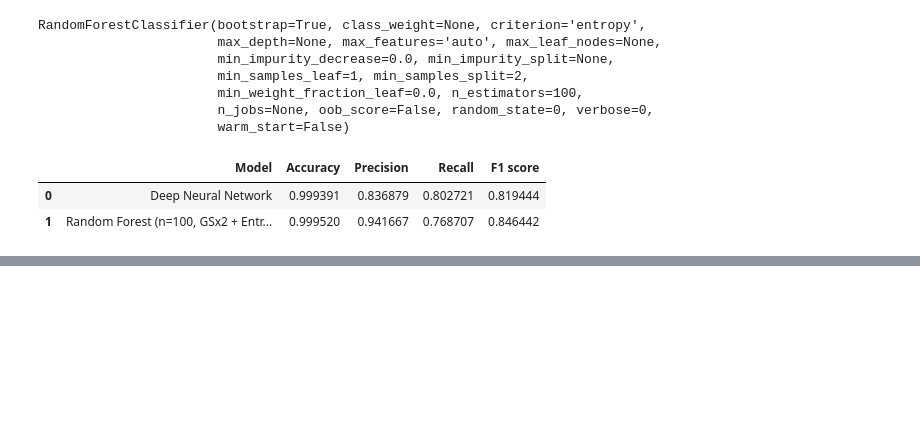
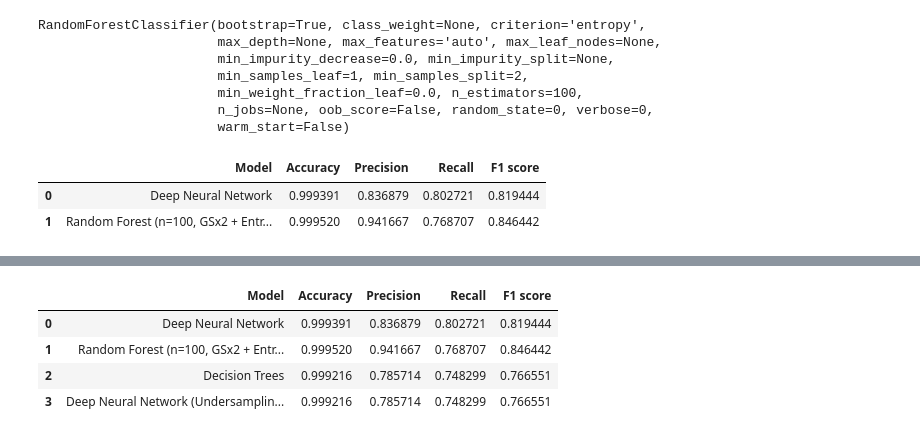
Before and after one commit to rjmanzo/machine-learning-6-practical-real-world-app, a Jupyter notebook: 6. Credit Card Fraud Detection/Machine_Learning_06_Credit_Card_Fraud_Detection.ipynb, the cells around one changed output, grey strips where cells are left out. Saved outputs shown, nothing was run; the diff lists cells and outputs as text; code cells hidden in the pictures; blank space fills up the shorter version.

Commit message:
Case study Nº 6 finished. Final models and Remarks up the end

```diff
--- a/6. Credit Card Fraud Detection/Machine_Learning_06_Credit_Card_Fraud_Detection.ipynb
+++ b/6. Credit Card Fraud Detection/Machine_Learning_06_Credit_Card_Fraud_Detection.ipynb
@@ -298,0 +439,37 @@ results
+# %%
+# Getting the prediction from the test dataset
+y_pred = dnn_model.predict(X_test).round()
+# convert array to dataframe
+y_test = pd.DataFrame(y_test)
+# %%
+# Evaluating Test set
+y_pred = classifier.predict(X_test)
+# %%
+# Calculation of metrics
+
+# Accuracy score
+acc = accuracy_score(y_test, y_pred)
+
+# precision score (When is 0 and should be 1 and the other way round)
+pre = precision_score(y_test, y_pred)
+
+# recall score
+rec = recall_score(y_test, y_pred)
+
+f1 = f1_score(y_test, y_pred)
+# %%
+# Metrics
+dnn_results = pd.DataFrame([['Deep Neural Network (Undersampling & balanced)', acc, pre, rec, f1]],
+              columns = ['Model','Accuracy','Precision','Recall','F1 score'])
+# %%
+# Showing the comparizon between the Models
+
+results = results.append(dnn_results, ignore_index = True)
+
+results
+# %% [output]
+|  | Model | Accuracy | Precision | Recall | F1 score |
+| 0 | Deep Neural Network | 0.999391 | 0.836879 | 0.802721 | 0.819444 |
+| 1 | Random Forest (n=100, GSx2 + Entr... | 0.999520 | 0.941667 | 0.768707 | 0.846442 |
+| 2 | Decision Trees | 0.999216 | 0.785714 | 0.748299 | 0.766551 |
+| 3 | Deep Neural Network (Undersamplin... | 0.999216 | 0.785714 | 0.748299 | 0.766551 |
```
Also changed, not shown: parts of 15 cells of this notebook.
